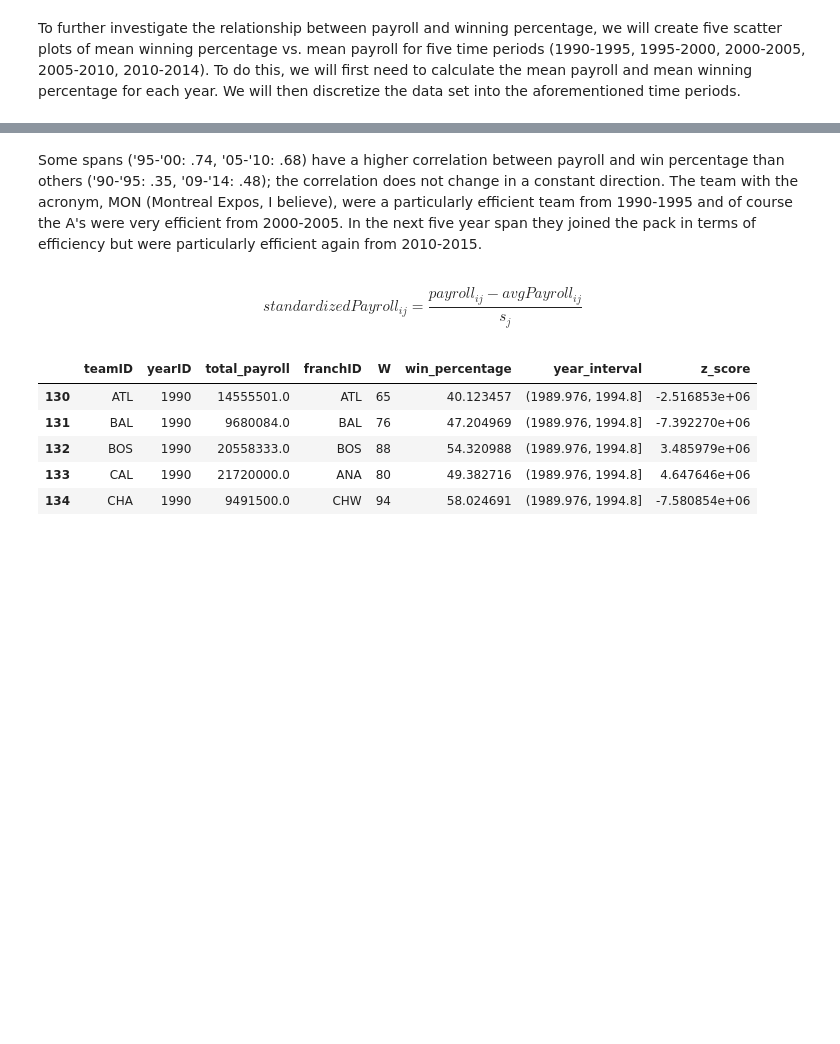
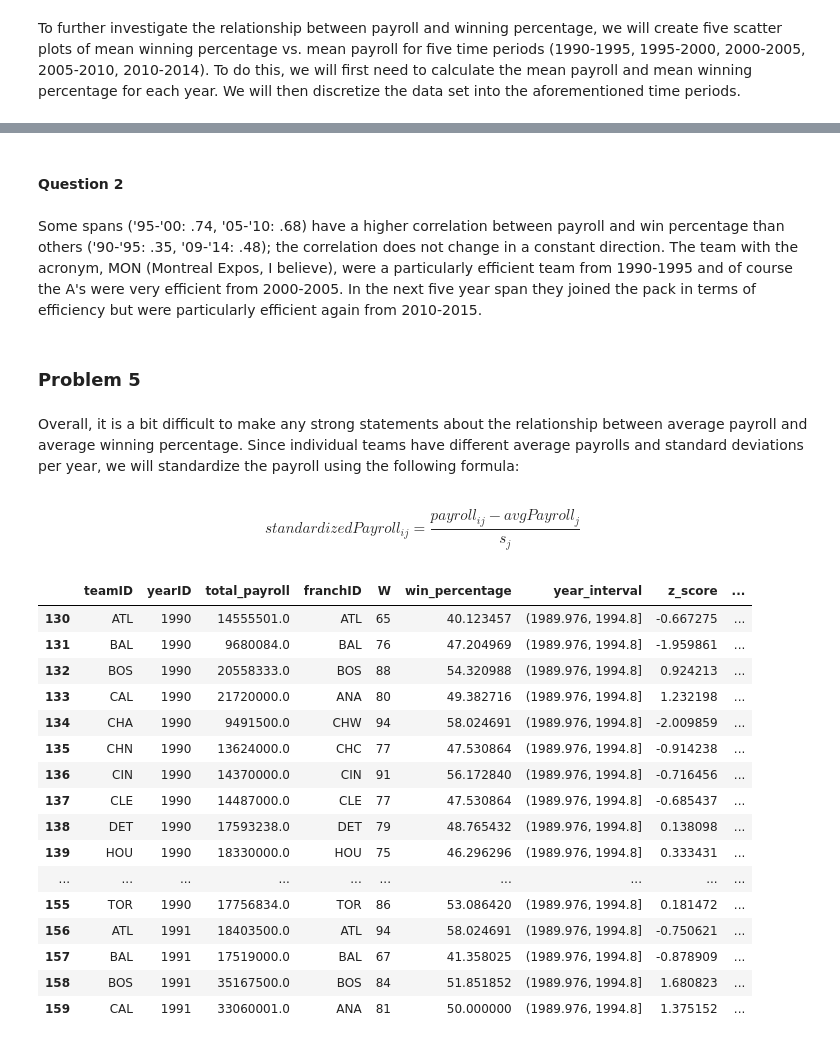
Before and after one commit to joshkellner/DSProject2, a Jupyter notebook: Project 2.ipynb, the cells around one changed output, grey strips where cells are left out. Cells and saved outputs as stored; diff of their text form; code cells hidden in the pictures; blank space fills up the shorter version.

```diff
--- a/Project 2.ipynb
+++ b/Project 2.ipynb
@@ -150,48 +136,42 @@ for i, year_range in enumerate(team_stats["year_interval"].unique()):
 0.47553978736494984
 [figure]
+# %% [markdown]
+#### Question 2
 # %% [markdown]
 Some spans ('95-'00: .74, '05-'10: .68) have a higher correlation between payroll and win percentage than others ('90-'95: .35, '09-'14: .48); the correlation does not change in a constant direction. The team with the acronym, MON (Montreal Expos, I believe), were a particularly efficient team from 1990-1995 and of course the A's were very efficient from 2000-2005. In the next five year span they joined the pack in terms of efficiency but were particularly efficient again from 2010-2015.
+# %% [markdown]
+### Problem 5
+# %% [markdown]
+Overall, it is a bit difficult to make any strong statements about the relationship between average payroll and average winning percentage. Since individual teams have different average payrolls and standard deviations per year, we will standardize the payroll using the following formula:
 # %% [markdown]
-$$ standardizedPayroll_{ij} = \frac{payroll_{ij} - avgPayroll_{ij}}{s_j} $$
+$$ standardizedPayroll_{ij} = \frac{payroll_{ij} - avgPayroll_{j}}{s_j} $$
-# %%
-sumPay = {}
-numTeams = {}
-for i in range(1990,2015):
-    sumPay[i] = 0
-    numTeams[i] = 0
-
-
-for index, row in team_stats.iterrows():
-    for i in sumPay:
-        if (row["yearID"] == i):
-            sumPay[i] += row["total_payroll"]
-            numTeams[i] += 1
-
-
-avPay = {}
-for i in sumPay:
-    avPay[i] = sumPay[i]/numTeams[i]
-
-differences = []
-for index, row in team_stats.iterrows():
-    for i in avPay:
-        if (row["yearID"] == i):
-            differences.append(row["total_payroll"] - avPay[i])
-
-
-stds = team_stats.groupby("yearID").std()["total_payroll"]
-team_stats["z_score"] = differences
-
-for index, row in team_stats.iterrows():
-    row["z_score"] = row["z_score"]/stds[row["yearID"]]
-
-
-
-team_stats.head()
-# %% [output]
-|  | teamID | yearID | total_payroll | franchID | W | win_percentage | year_interval | z_score |
-| 130 | ATL | 1990 | 14555501.0 | ATL | 65 | 40.123457 | (1989.976, 1994.8] | -2.516853e+06 |
-| 131 | BAL | 1990 | 9680084.0 | BAL | 76 | 47.204969 | (1989.976, 1994.8] | -7.392270e+06 |
-| 132 | BOS | 1990 | 20558333.0 | BOS | 88 | 54.320988 | (1989.976, 1994.8] | 3.485979e+06 |
-| 133 | CAL | 1990 | 21720000.0 | ANA | 80 | 49.382716 | (1989.976, 1994.8] | 4.647646e+06 |
-| 134 | CHA | 1990 | 9491500.0 | CHW | 94 | 58.024691 | (1989.976, 1994.8] | -7.580854e+06 |
+# %%
+
+for index, row in team_stats.iterrows():
+    payroll_ij = row["total_payroll"]
+    #we already the mean payrolls we need, as we calculated them above
+    avg_payroll = mean_payrolls[row["yearID"]]
+    std = team_stats.groupby("yearID").std()["total_payroll"]
+
+    #apply the formula and create a new column to store the standardized value
+    team_stats.at[index, "z_score"] = (payroll_ij - avg_payroll) / std[row["yearID"]]
+
+team_stats.head(30)
+# %% [output]
+|  | teamID | yearID | total_payroll | franchID | W | win_percentage | year_interval | z_score | ... |
+| 130 | ATL | 1990 | 14555501.0 | ATL | 65 | 40.123457 | (1989.976, 1994.8] | -0.667275 | ... |
+| 131 | BAL | 1990 | 9680084.0 | BAL | 76 | 47.204969 | (1989.976, 1994.8] | -1.959861 | ... |
+| 132 | BOS | 1990 | 20558333.0 | BOS | 88 | 54.320988 | (1989.976, 1994.8] | 0.924213 | ... |
+| 133 | CAL | 1990 | 21720000.0 | ANA | 80 | 49.382716 | (1989.976, 1994.8] | 1.232198 | ... |
+| 134 | CHA | 1990 | 9491500.0 | CHW | 94 | 58.024691 | (1989.976, 1994.8] | -2.009859 | ... |
+| 135 | CHN | 1990 | 13624000.0 | CHC | 77 | 47.530864 | (1989.976, 1994.8] | -0.914238 | ... |
+| 136 | CIN | 1990 | 14370000.0 | CIN | 91 | 56.172840 | (1989.976, 1994.8] | -0.716456 | ... |
+| 137 | CLE | 1990 | 14487000.0 | CLE | 77 | 47.530864 | (1989.976, 1994.8] | -0.685437 | ... |
+| 138 | DET | 1990 | 17593238.0 | DET | 79 | 48.765432 | (1989.976, 1994.8] | 0.138098 | ... |
+| 139 | HOU | 1990 | 18330000.0 | HOU | 75 | 46.296296 | (1989.976, 1994.8] | 0.333431 | ... |
+| ... | ... | ... | ... | ... | ... | ... | ... | ... | ... |
+| 155 | TOR | 1990 | 17756834.0 | TOR | 86 | 53.086420 | (1989.976, 1994.8] | 0.181472 | ... |
+| 156 | ATL | 1991 | 18403500.0 | ATL | 94 | 58.024691 | (1989.976, 1994.8] | -0.750621 | ... |
+| 157 | BAL | 1991 | 17519000.0 | BAL | 67 | 41.358025 | (1989.976, 1994.8] | -0.878909 | ... |
+| 158 | BOS | 1991 | 35167500.0 | BOS | 84 | 51.851852 | (1989.976, 1994.8] | 1.680823 | ... |
+| 159 | CAL | 1991 | 33060001.0 | ANA | 81 | 50.000000 | (1989.976, 1994.8] | 1.375152 | ... |
```
Also changed, not shown: parts of 9 cells of this notebook.
